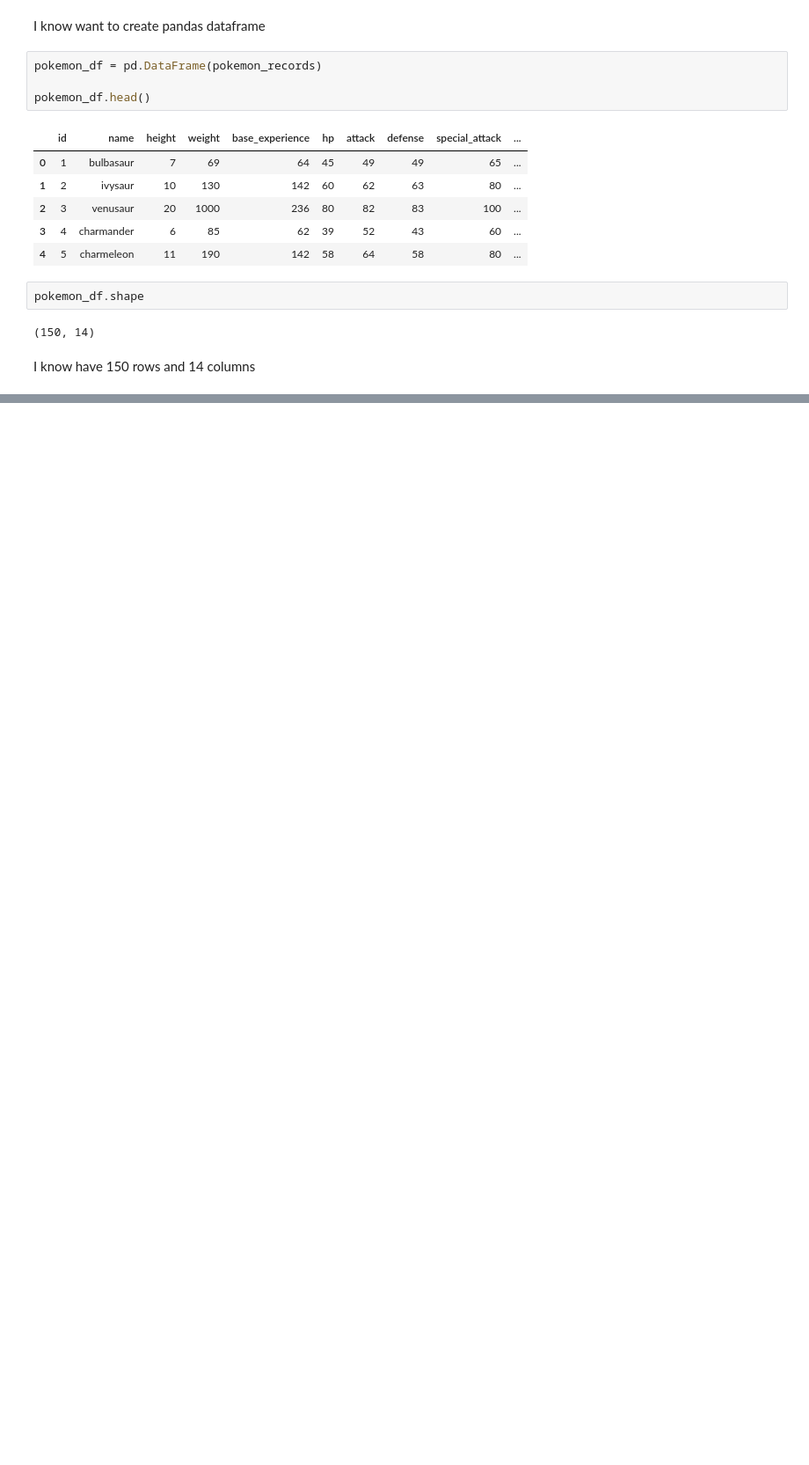
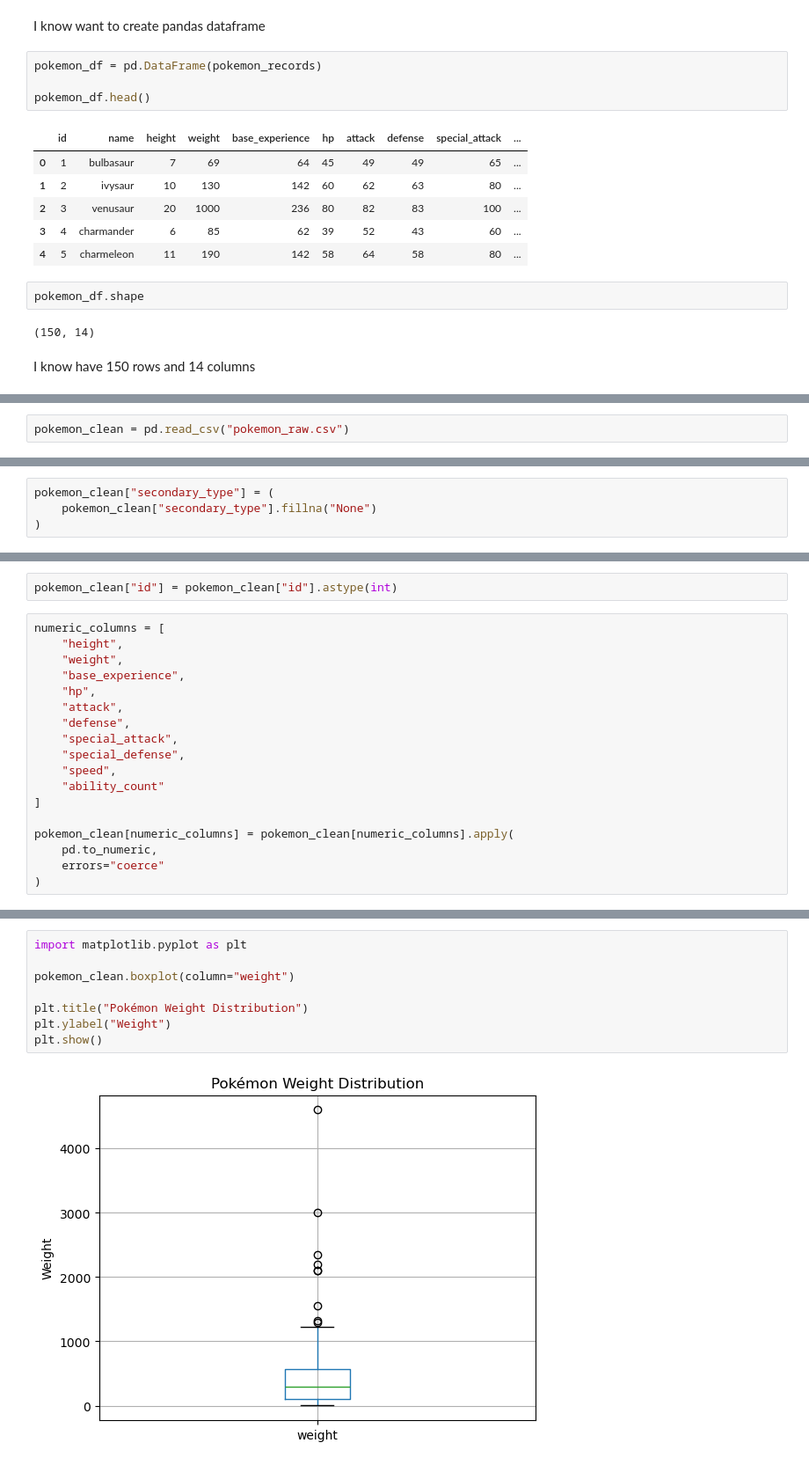
Before and after one commit to GomyCode-Data-Science/Mid-cohort-assessment-, a Jupyter notebook: Section4-5_Assessment_susan-awori.ipynb, the cells around one changed output, grey strips where cells are left out. Shown at 88% size. Saved outputs shown, nothing was run; the diff lists cells and outputs as text; blank space fills up the shorter version.

```diff
--- a/Section4-5_Assessment_susan-awori.ipynb
+++ b/Section4-5_Assessment_susan-awori.ipynb
@@ -123,0 +126,2 @@ only have one type.
+# %%
+pokemon_clean = pd.read_csv("pokemon_raw.csv")
@@ -123,0 +211,4 @@ only have one type.
+# %%
+pokemon_clean["secondary_type"] = (
+    pokemon_clean["secondary_type"].fillna("None")
+)
@@ -123,0 +233,20 @@ only have one type.
+# %%
+pokemon_clean["id"] = pokemon_clean["id"].astype(int)
+# %%
+numeric_columns = [
+    "height",
+    "weight",
+    "base_experience",
+    "hp",
+    "attack",
+    "defense",
+    "special_attack",
+    "special_defense",
+    "speed",
+    "ability_count"
+]
+
+pokemon_clean[numeric_columns] = pokemon_clean[numeric_columns].apply(
+    pd.to_numeric,
+    errors="coerce"
+)
@@ -123,0 +289,10 @@ only have one type.
+# %%
+import matplotlib.pyplot as plt
+
+pokemon_clean.boxplot(column="weight")
+
+plt.title("Pokémon Weight Distribution")
+plt.ylabel("Weight")
+plt.show()
+# %% [output]
+[figure, added]
```
Also changed, not shown: parts of 30 cells of this notebook, 2 other files.
